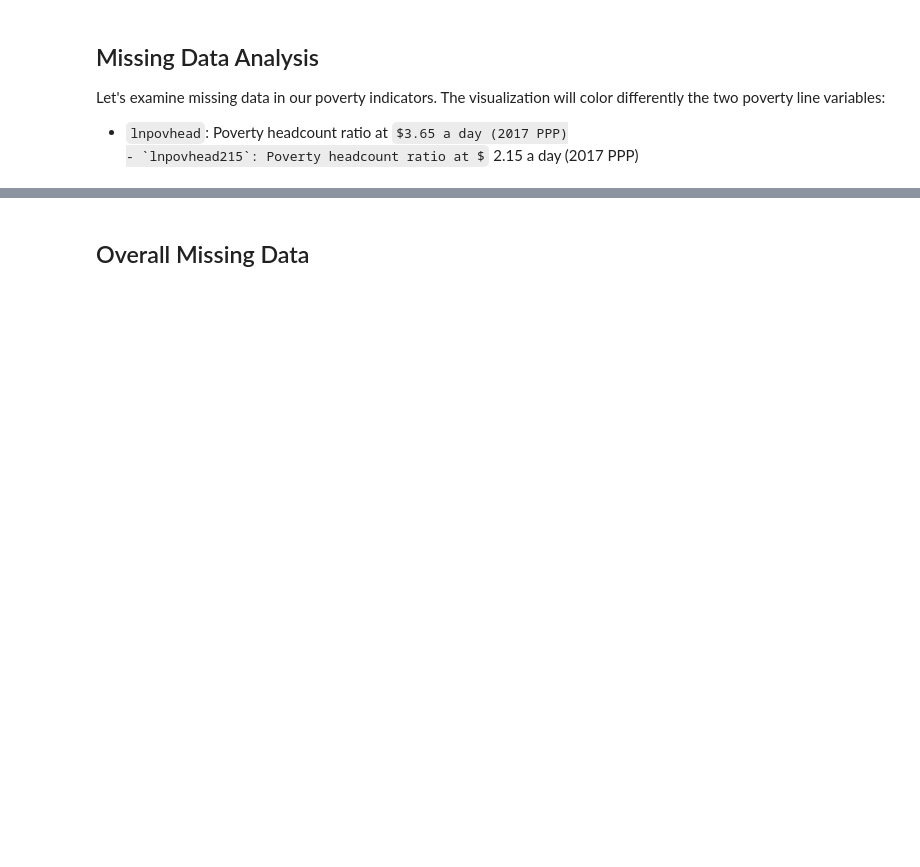
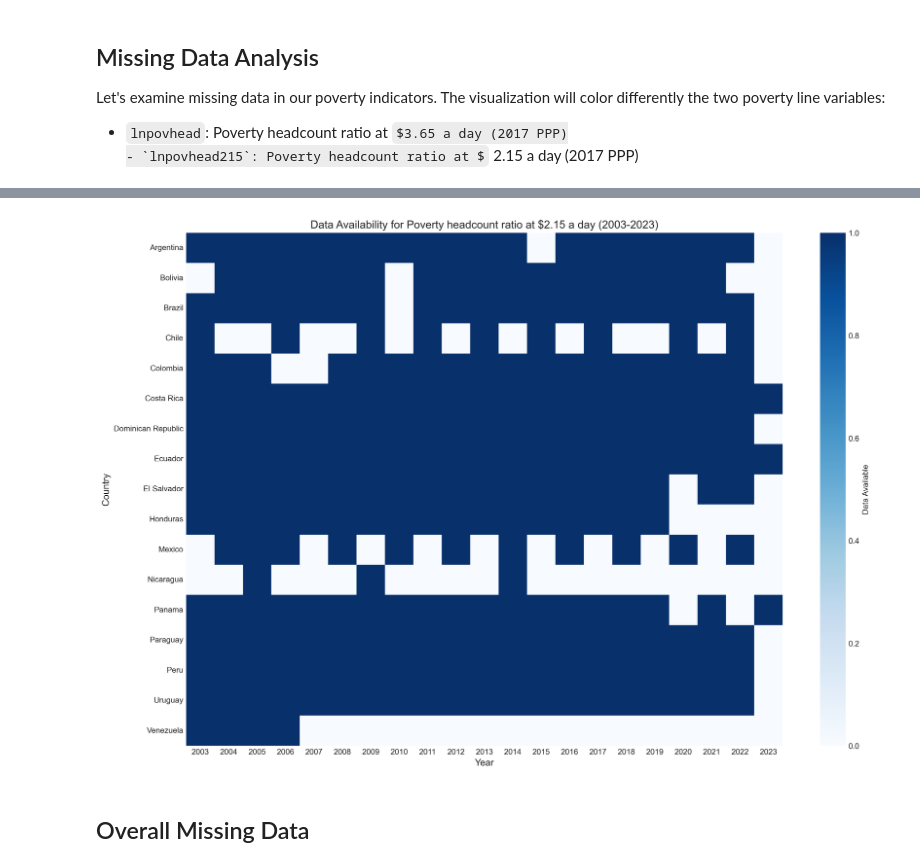
Before and after one commit to lanureeeh/project, a Jupyter notebook: notebooks/eda/01_descriptive.ipynb, the cells around one changed output, grey strips where cells are left out. Drawn from its saved outputs; the diff is of its cells as text; code cells hidden in the pictures; some formulas as TeX source; blank space fills up the shorter version.

```diff
--- a/notebooks/eda/01_descriptive.ipynb
+++ b/notebooks/eda/01_descriptive.ipynb
@@ -43,3 +53,12 @@ Image("../../reports/figures/missing_poverty.png")
+# %%
+# Visualize missing data for 'lnpovhead215'
+plot_missing(panel[['Country', 'Year', 'lnpovhead215']],
+             "../../reports/figures/missing_poverty_lnpovhead215.png")
+
+# Display the image in the notebook
+Image("../../reports/figures/missing_poverty_lnpovhead215.png")
+# %% [output]
+[figure, added]
 # %% [markdown]
 ## Overall Missing Data
 # %%
```
Also changed, not shown: parts of 4 cells of this notebook, 24 other files.
